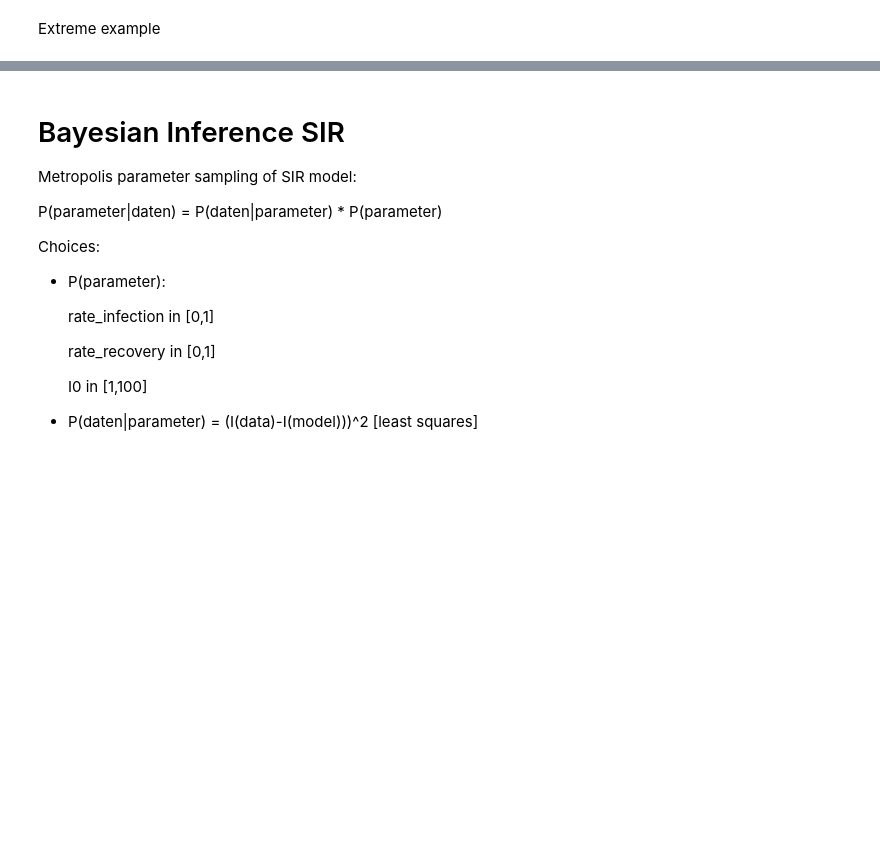
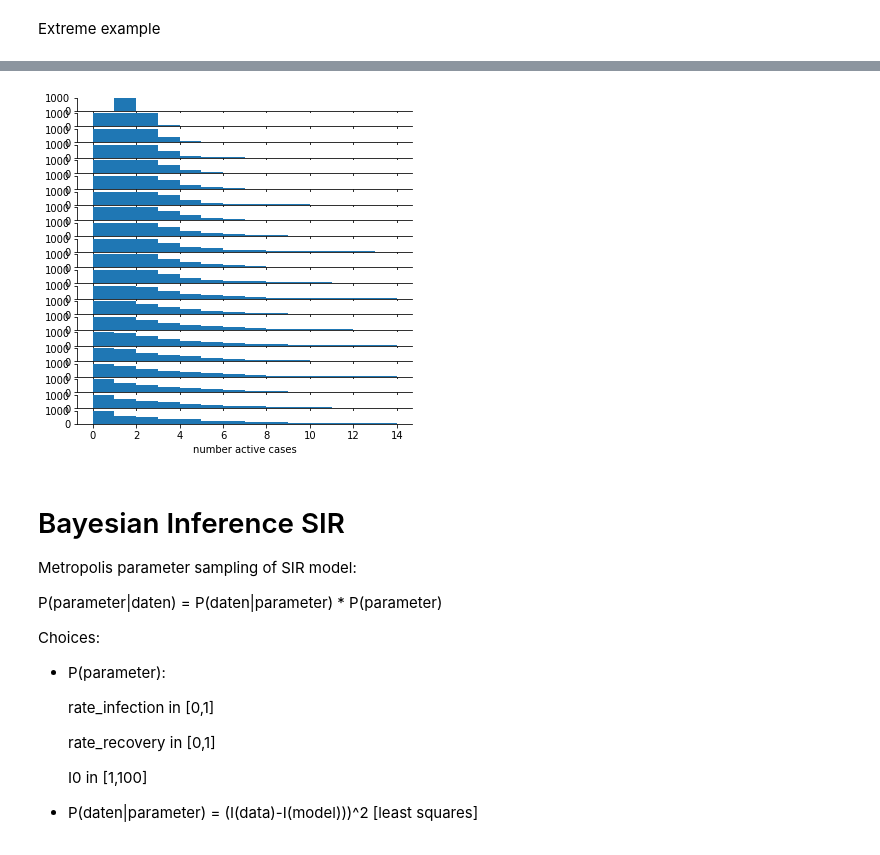
Before and after one commit to zierenberg/lecture_MC_disease, a Jupyter notebook: lecture_MonteCarlo_SIR.ipynb, the cells around one changed output, grey strips where cells are left out. Cells and saved outputs as stored; diff of their text form; code cells hidden in the pictures; blank space fills up the shorter version.

```diff
--- a/lecture_MonteCarlo_SIR.ipynb
+++ b/lecture_MonteCarlo_SIR.ipynb
@@ -174,3 +199,19 @@ plt.savefig('figures/kineticMC_example_I0_1.png', dpi=200)
+# %%
+fig, axs = plt.subplots(len(times), 1,
+                        sharex=True,
+                        figsize=(6,6))
+
+axs[-1].set_xlabel('number active cases')
+
+for (i,t) in enumerate(range(len(times))):
+  axs[i].hist(list_Is_1[t], bins=np.arange(0,15,1));
+  axs[i].set_ylim(0,1000)
+  axs[i].spines["top"].set_visible(False)
+  axs[i].spines["right"].set_visible(False)
+
+plt.savefig('figures/kineticMC_example_I0_1_distributions.png', dpi=200)
+# %% [output]
+[figure, added]
 # %% [markdown]
 # Bayesian Inference SIR
 Metropolis parameter sampling of SIR model:
```
Also changed, not shown: parts of 3 cells of this notebook.
